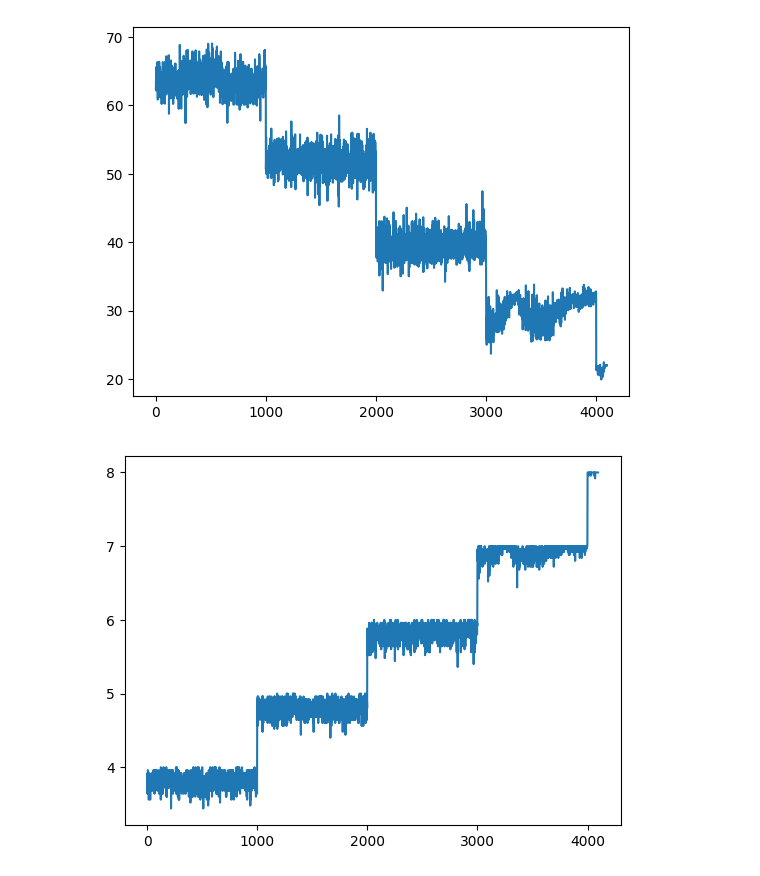
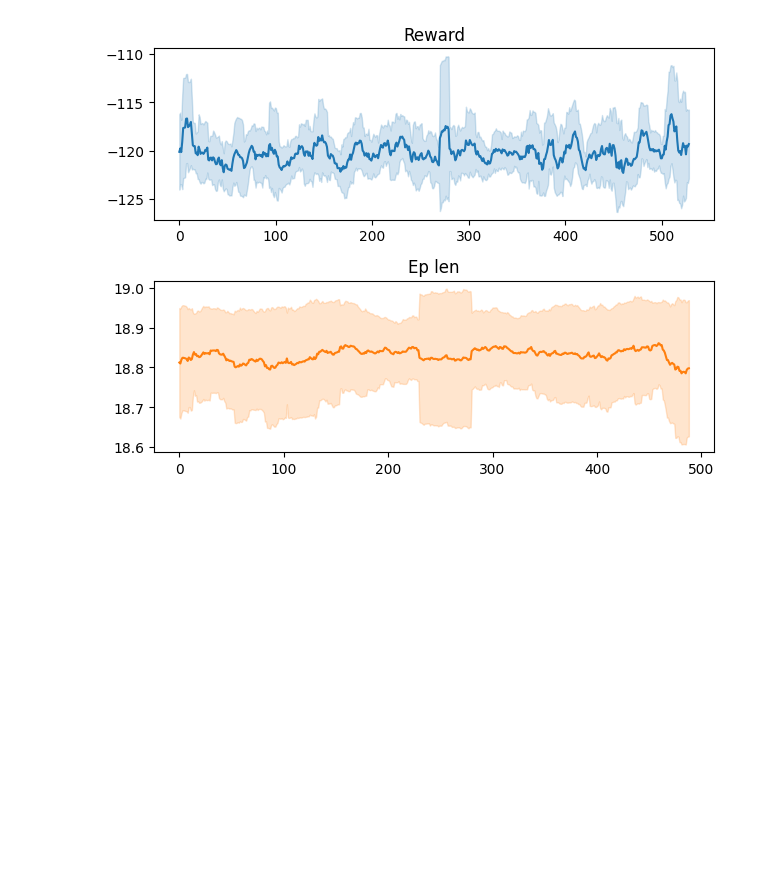
Before and after one commit to zazyzaya/GraphEdit_RL, a Jupyter notebook: notebooks/reward_viz.ipynb, the cells around one changed output. Cells and saved outputs as stored; diff of their text form; code cells hidden in the pictures; blank space fills up the shorter version.

```diff
--- a/notebooks/reward_viz.ipynb
+++ b/notebooks/reward_viz.ipynb
@@ -2,12 +2,23 @@
 import torch
 import matplotlib.pyplot as plt
 log = torch.load('../log.pt', weights_only=True)
-# %%
-plt.plot(torch.arange(len(log['r'])), log['r'])
-plt.show()
-
-plt.plot(torch.arange(len(log['lens'])), log['lens'])
-plt.show()
-# %% [output]
-[figure, removed]
-[figure, removed]
+# %%
+def smoove(ax, y, smoothing_factor=50, color='C0', label=''):
+    segments = y.unfold(0, size=smoothing_factor, step=1)
+    mid = segments.mean(dim=-1)
+    std = segments.std(dim=-1)
+
+    x = torch.arange(y.size(0))[:-smoothing_factor+1]
+    ax.plot(x, mid, color=color, label=label)
+    ax.fill_between(x=x, y1=mid+std, y2=mid-std, color=color, alpha=0.2)
+# %%
+fig,(top,bottom) = plt.subplots(2,1)
+smoove(top, torch.tensor(log['r']))
+smoove(bottom, torch.tensor(log['lens']), color='C1')
+top.set_title('Reward')
+bottom.set_title('Ep len')
+
+plt.tight_layout()
+plt.show()
+# %% [output]
+[figure, added]
```
Also changed, not shown: 3 other files.
